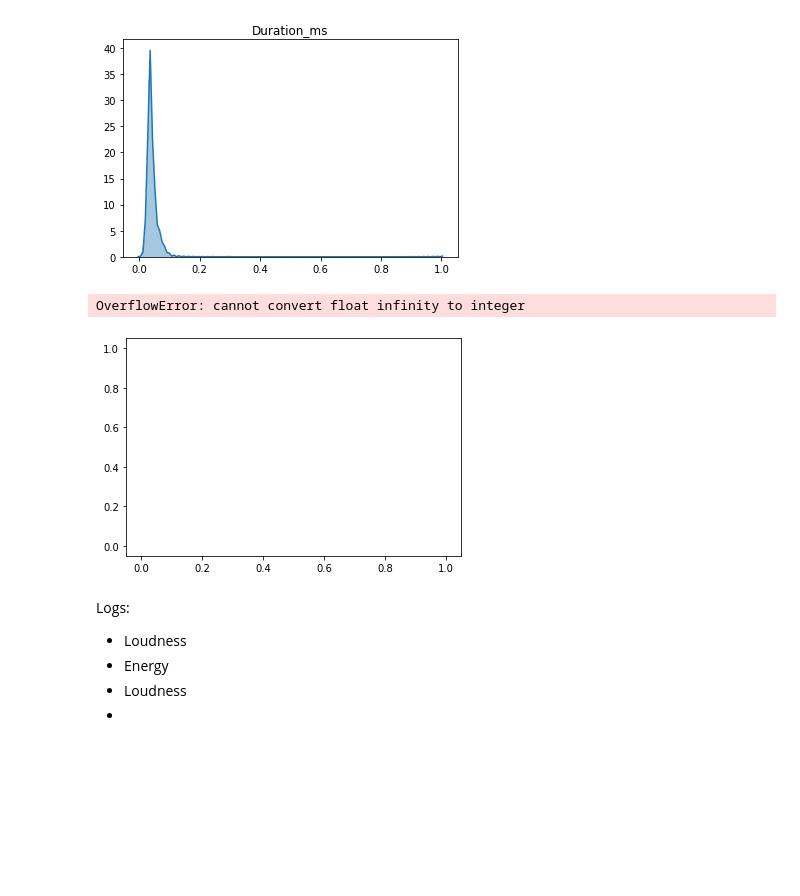
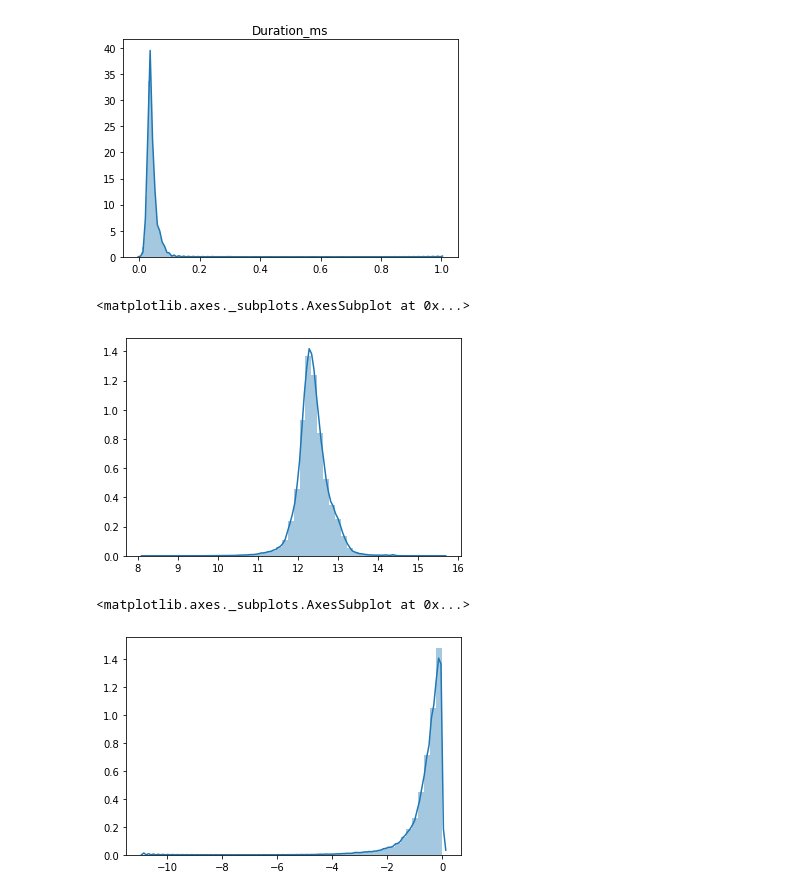
Before and after one commit to QED0711/spotify-predictive-analysis, a Jupyter notebook: exploration/072919_numerical_linear_regression_exploration.ipynb, the cells around one changed output. Saved outputs shown, nothing was run; the diff lists cells and outputs as text; code cells hidden in the pictures; blank space fills up the shorter version.

Commit message:
log transformations figured out

```diff
--- a/exploration/072919_numerical_linear_regression_exploration.ipynb
+++ b/exploration/072919_numerical_linear_regression_exploration.ipynb
@@ -119,23 +119,24 @@ for variable in list(numerical.columns):
 [figure]
 [figure]
 # %%
+from sklearn.preprocessing import StandardScaler
+
 def log_variable(series):
     new_vals = []
     for v in series:
-        try:
+
+        if v == 0:
+            new_vals.append(0)
+        else:
             new_vals.append(np.log(v))
-        except:
-            new_vals.append(0)
     return new_vals
-
-
-sns.distplot(log_variable(numerical.Speechness))
-# %% [output]
-OverflowError: cannot convert float infinity to integer
-[figure, removed]
-# %% [markdown]
-Logs:
-* Loudness
-* Energy
-* Loudness
-*
+# %%
+sns.distplot(log_variable(numerical.Duration_ms))
+# %% [output]
+<matplotlib.axes._subplots.AxesSubplot at 0x...>
+[figure, added]
+# %%
+sns.distplot(log_variable(numerical.))
+# %% [output]
+<matplotlib.axes._subplots.AxesSubplot at 0x...>
+[figure, added]
```
Also changed, not shown: parts of 1 cell of this notebook.
